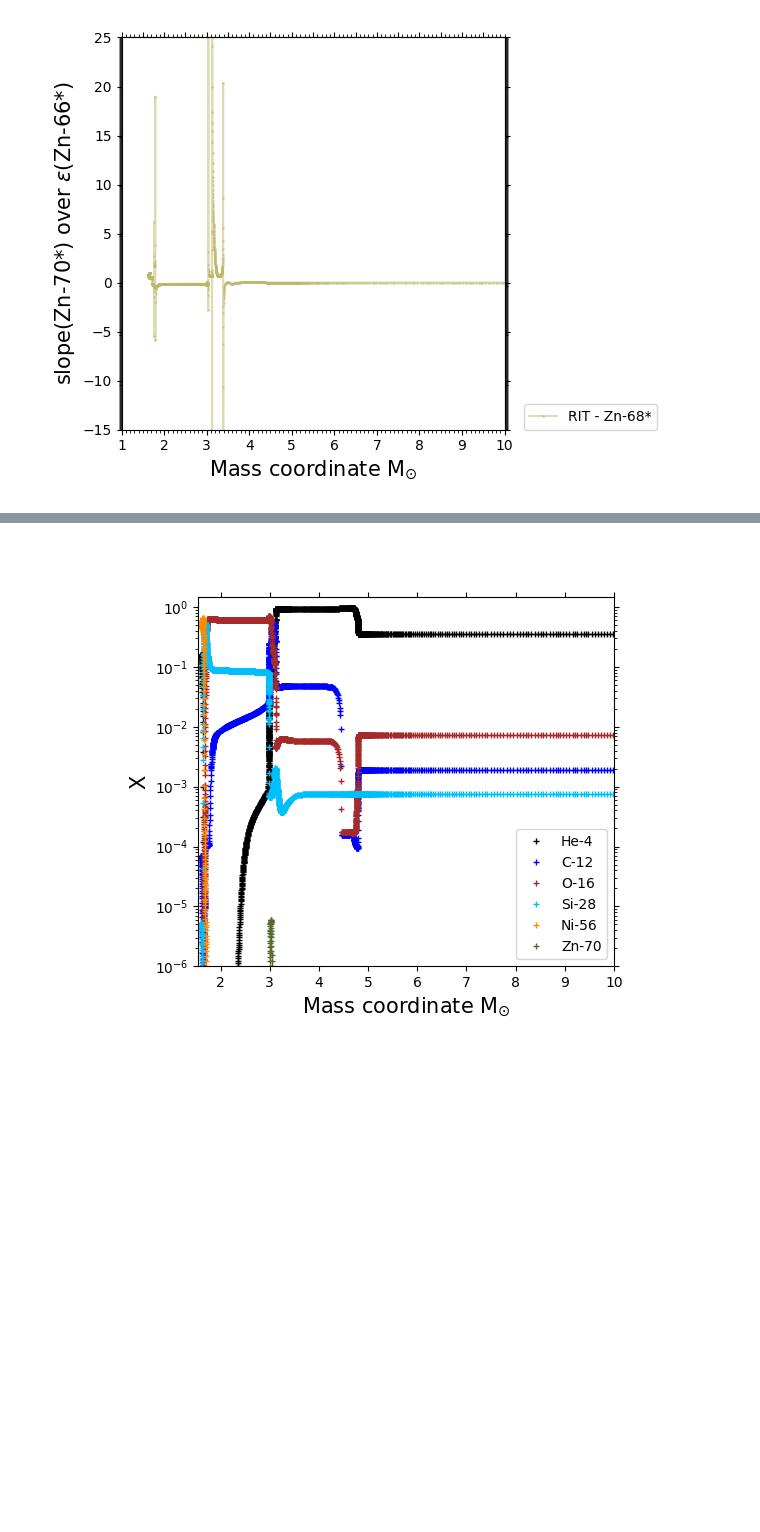
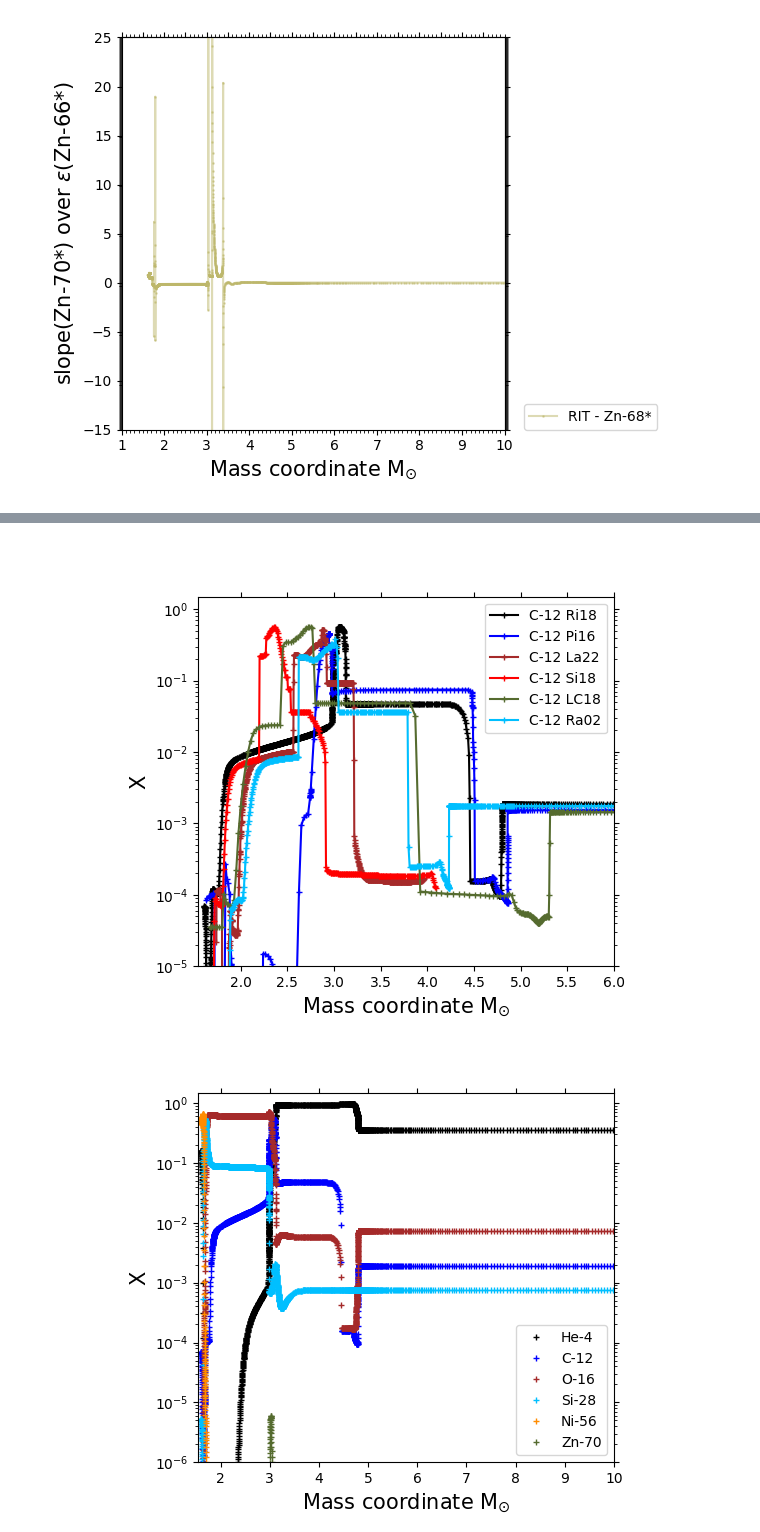
Before and after one commit to NuGrid/chetec-infra_WP9, a Jupyter notebook: simple_plot_v11.ipynb, the cells around one changed output, grey strips where cells are left out. Drawn from its saved outputs; the diff is of its cells as text; code cells hidden in the pictures; blank space fills up the shorter version.

Commit message:
dictionary added for plotting, rose diagram added (but commented)

```diff
--- a/simple_plot_v11.ipynb
+++ b/simple_plot_v11.ipynb
@@ -1004,3 +1149,27 @@ plt.show()
+# %%
+# abundance plot for selected isotopes; all together
+ifig=24
+plt.figure(ifig).clear(); plt.figure(ifig)
+
+iso_selected = 'C-12'
+ind_ = abu_isotopes.index(iso_selected)
+
+for i in range(len(all_models)):
+    plt.semilogy(all_models[label_models[i]][reqmass]['masscoord'],all_models[label_models[i]][reqmass]['abu'][iso_selected],color=col[i],marker=llin,markersize=4,ls='-',\
+                 label=iso_selected + ' '+label_models[i])
+
+plt.legend(loc='upper right')
+masscut = min(min(all_models[label_models[i]][reqmass]['masscoord']) for i in range(len(all_models)))
+plt.xlim(masscut,6); plt.ylim(1e-5,1.5)
+plt.xlabel(xlabel1,fontsize=15); plt.ylabel(ylabel1,fontsize=15)
+plt.tick_params(left=True,right=True,top=True,labelleft=True,which='both') #,labelright=True)
+
+plt.gcf().subplots_adjust(left=0.25)
+
+plt.savefig('test'+iso_selected+'.pdf')
+plt.show()
+# %% [output]
+[figure, added]
 # %%
 # abundance plot; Ritter
 ifig=11
```
Also changed, not shown: parts of 19 cells of this notebook.
